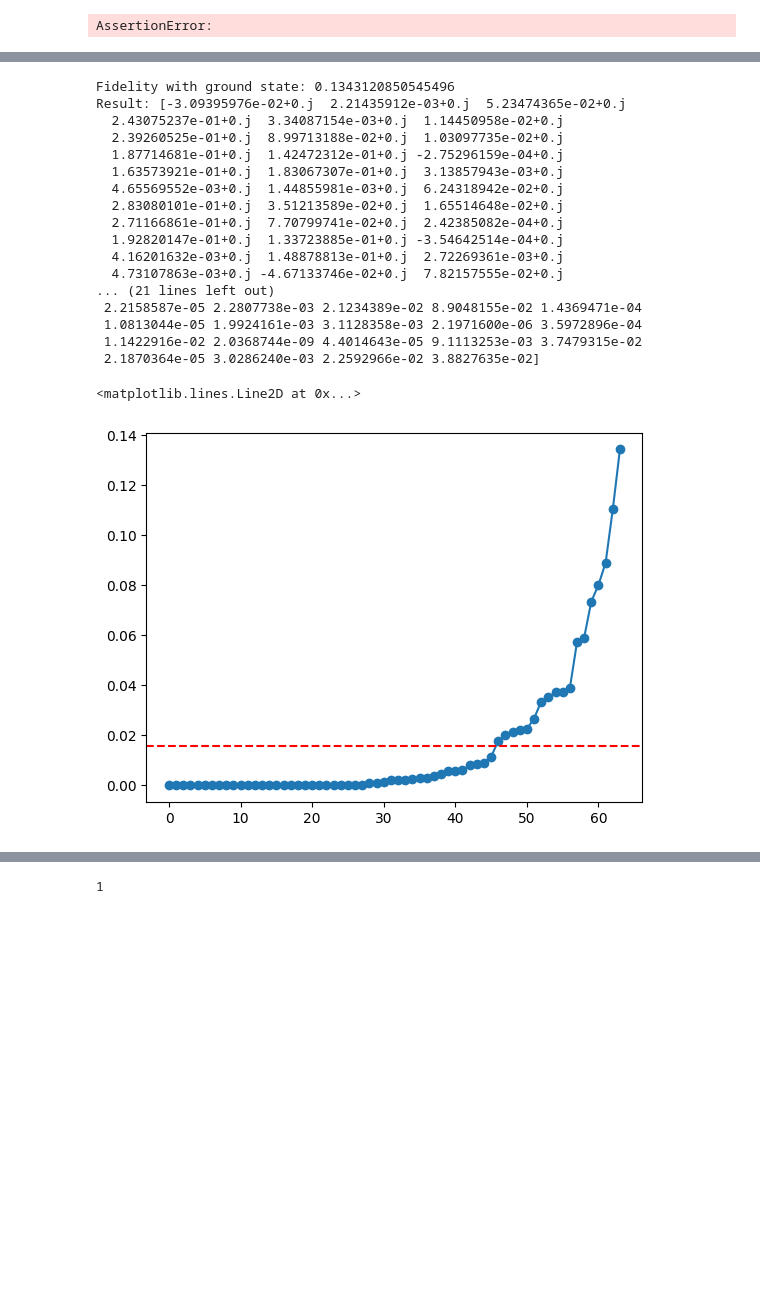
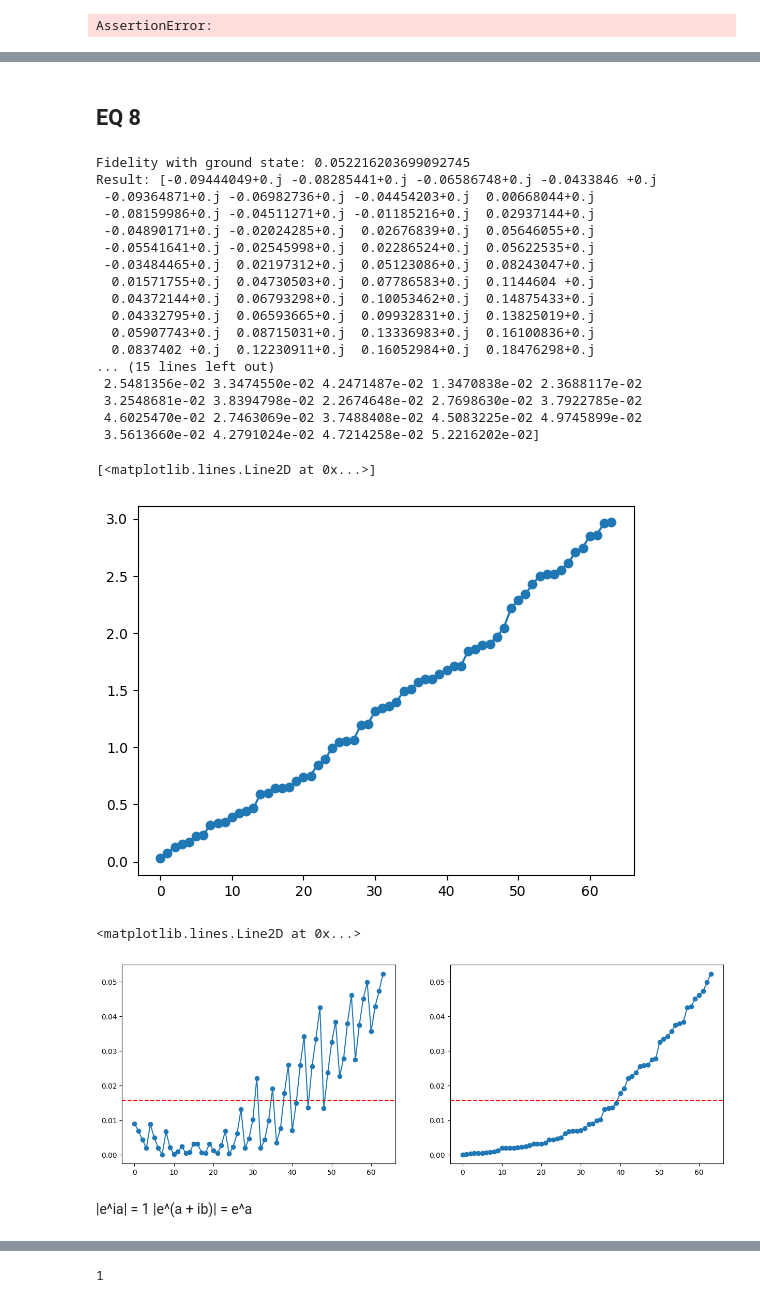
Before and after one commit to AndewNN/Quantum_Computing, a Jupyter notebook: DB-QITE/cudaq.ipynb, the cells around one changed output, grey strips where cells are left out. Cells and saved outputs as stored; diff of their text form; code cells hidden in the pictures; blank space fills up the shorter version.

```diff
--- a/DB-QITE/cudaq.ipynb
+++ b/DB-QITE/cudaq.ipynb
@@ -190,15 +198,18 @@ Exponential of -tau * H:
+# %% [markdown]
+## EQ 8
 # %%
 s = tau / N
 
 s = 1
-N = 3
+N = 1
 
 bb = b.copy()
 bb_t = torch.tensor(bb, device=device, dtype=torch.complex64)
 H_t = torch.tensor(H, device=device, dtype=torch.complex64)
 for i in tqdm(range(N)):
     densi = torch.outer(bb_t, bb_t)
-    Q = torch.matrix_exp(s * (densi @ H_t - H_t @ densi))
+    # Q = torch.matrix_exp(s * (densi @ H_t - H_t @ densi))
+    Q = torch.matrix_exp(s * commutator(densi, H_t))
     bb_t = Q @ bb_t
 bb = bb_t.cpu().numpy()
 result = bb
@@ -208,26 +219,41 @@ print("Norm:", np.linalg.norm(result))
 # print(np.round(result))
 print(np.abs(result)**2)
 # %% [output]
-Fidelity with ground state: 0.1343120850545496
-Result: [-3.09395976e-02+0.j  2.21435912e-03+0.j  5.23474365e-02+0.j
-  2.43075237e-01+0.j  3.34087154e-03+0.j  1.14450958e-02+0.j
-  2.39260525e-01+0.j  8.99713188e-02+0.j  1.03097735e-02+0.j
-  1.87714681e-01+0.j  1.42472312e-01+0.j -2.75296159e-04+0.j
-  1.63573921e-01+0.j  1.83067307e-01+0.j  3.13857943e-03+0.j
-  4.65569552e-03+0.j  1.44855981e-03+0.j  6.24318942e-02+0.j
-  2.83080101e-01+0.j  3.51213589e-02+0.j  1.65514648e-02+0.j
-  2.71166861e-01+0.j  7.70799741e-02+0.j  2.42385082e-04+0.j
-  1.92820147e-01+0.j  1.33723885e-01+0.j -3.54642514e-04+0.j
-  4.16201632e-03+0.j  1.48878813e-01+0.j  2.72269361e-03+0.j
-  4.73107863e-03+0.j -4.67133746e-02+0.j  7.82157555e-02+0.j
-... (21 lines left out)
- 2.2158587e-05 2.2807738e-03 2.1234389e-02 8.9048155e-02 1.4369471e-04
- 1.0813044e-05 1.9924161e-03 3.1128358e-03 2.1971600e-06 3.5972896e-04
- 1.1422916e-02 2.0368744e-09 4.4014643e-05 9.1113253e-03 3.7479315e-02
- 2.1870364e-05 3.0286240e-03 2.2592966e-02 3.8827635e-02]
+Fidelity with ground state: 0.052216203699092745
+Result: [-0.09444049+0.j -0.08285441+0.j -0.06586748+0.j -0.0433846 +0.j
+ -0.09364871+0.j -0.06982736+0.j -0.04454203+0.j  0.00668044+0.j
+ -0.08159986+0.j -0.04511271+0.j -0.01185216+0.j  0.02937144+0.j
+ -0.04890171+0.j -0.02024285+0.j  0.02676839+0.j  0.05646055+0.j
+ -0.05541641+0.j -0.02545998+0.j  0.02286524+0.j  0.05622535+0.j
+ -0.03484465+0.j  0.02197312+0.j  0.05123086+0.j  0.08243047+0.j
+  0.01571755+0.j  0.04730503+0.j  0.07786583+0.j  0.1144604 +0.j
+  0.04372144+0.j  0.06793298+0.j  0.10053462+0.j  0.14875433+0.j
+  0.04332795+0.j  0.06593665+0.j  0.09932831+0.j  0.13825019+0.j
+  0.05907743+0.j  0.08715031+0.j  0.13336983+0.j  0.16100836+0.j
+  0.0837402 +0.j  0.12230911+0.j  0.16052984+0.j  0.18476298+0.j
+... (15 lines left out)
+ 2.5481356e-02 3.3474550e-02 4.2471487e-02 1.3470838e-02 2.3688117e-02
+ 3.2548681e-02 3.8394798e-02 2.2674648e-02 2.7698630e-02 3.7922785e-02
+ 4.6025470e-02 2.7463069e-02 3.7488408e-02 4.5083225e-02 4.9745899e-02
+ 3.5613660e-02 4.2791024e-02 4.7214258e-02 5.2216202e-02]
+# %%
+plt.plot(eigvals, marker='o')
+# %% [output]
+[<matplotlib.lines.Line2D at 0x...>]
+[figure, added]
 # %%
+plt.figure(figsize=(15, 5))
+
+plt.subplot(1, 2, 1)
+plt.plot(abs(result)**2, marker='o')
+plt.axhline(y=1/(1<<TARGET_QUBIT), color='r', linestyle='--')
+
+plt.subplot(1, 2, 2)
 plt.plot(sorted(abs(result)**2), marker='o')
 plt.axhline(y=1/(1<<TARGET_QUBIT), color='r', linestyle='--')
 # %% [output]
 <matplotlib.lines.Line2D at 0x...>
-[figure, old version]
+[figure, new version]
+# %% [markdown]
+|e^ia| = 1
+|e^(a + ib)| = e^a
```
Also changed, not shown: parts of 19 cells of this notebook.
